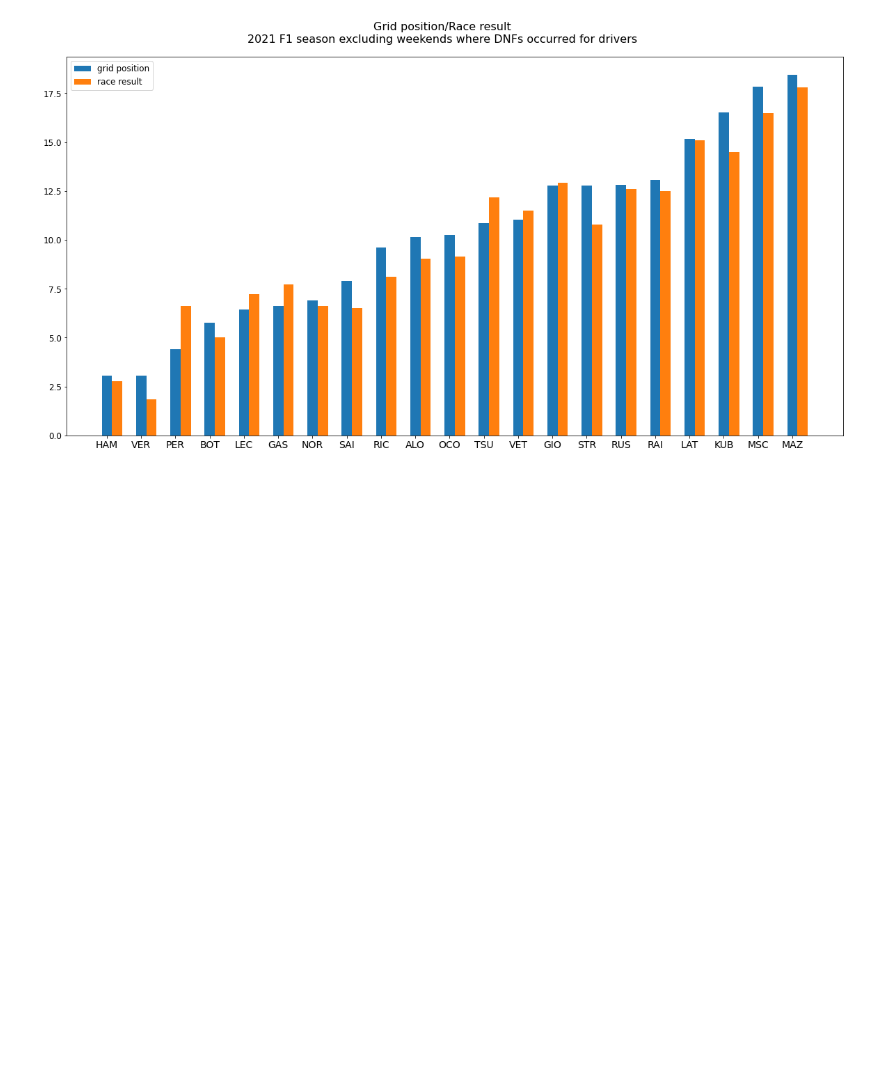
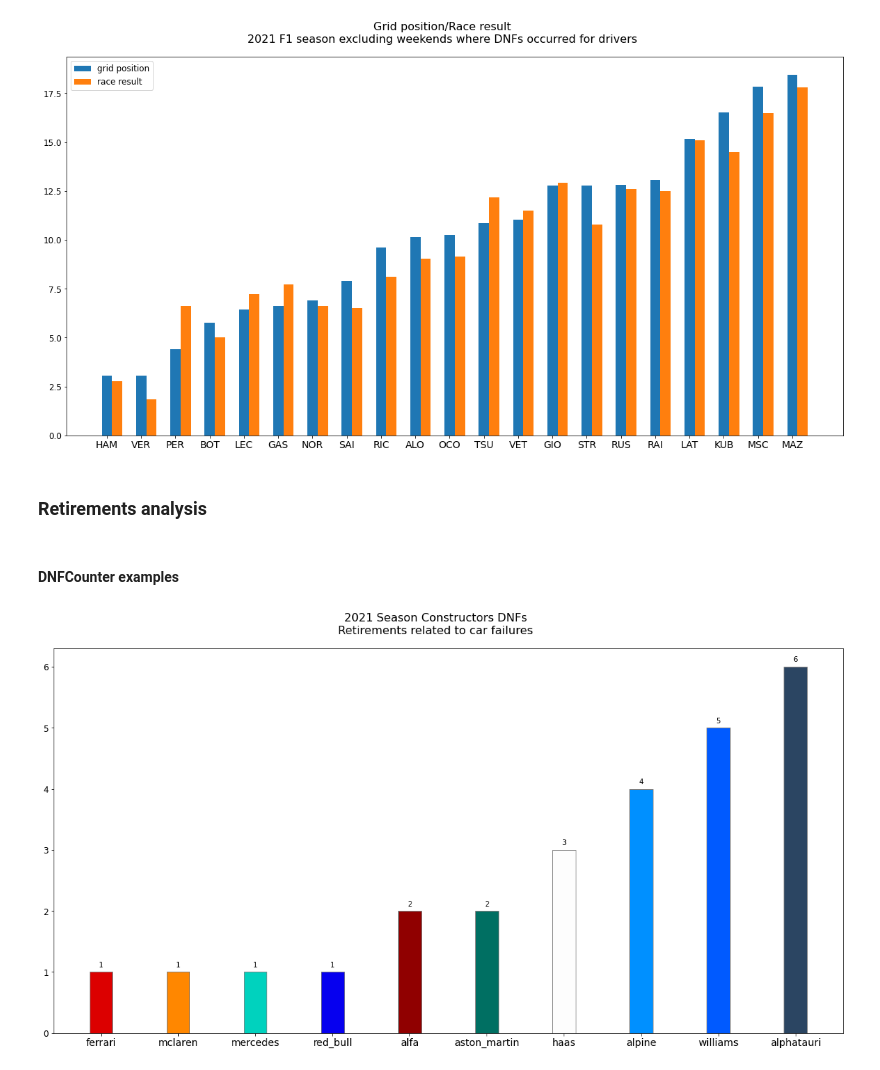
Before and after one commit to benptr/F1_ML_Prediction, a Jupyter notebook: ProjetF1_notebook/Visual analysis.ipynb, the cells around one changed output. Cells and saved outputs as stored; diff of their text form; code cells hidden in the pictures; blank space fills up the shorter version.

```diff
--- a/ProjetF1_notebook/Visual analysis.ipynb
+++ b/ProjetF1_notebook/Visual analysis.ipynb
@@ -444,3 +445,8 @@ QualiRaceRelation(2021, False)
 QualiRaceRelation(2021, True)
 # %% [output]
 [figure]
+# %% [markdown]
+### Retirements analysis
+# %%
+#Ejected = ['Finished', regexOn 'Lap', 'Illness']
+driversCauses = ['Collision', 'Accident', 'Collision damage', 'Puncture', 'Disqualified', 'Withdrew', 'Spun off', 'Damage', 'Debris', 'Tyre', 'Out of fuel']
@@ -446,0 +537,6 @@ QualiRaceRelation(2021, True)
+# %% [markdown]
+#### DNFCounter examples
+# %%
+DNFCounter(2021, False, False)
+# %% [output]
+[figure, added]
```
Also changed, not shown: parts of 19 cells of this notebook.
